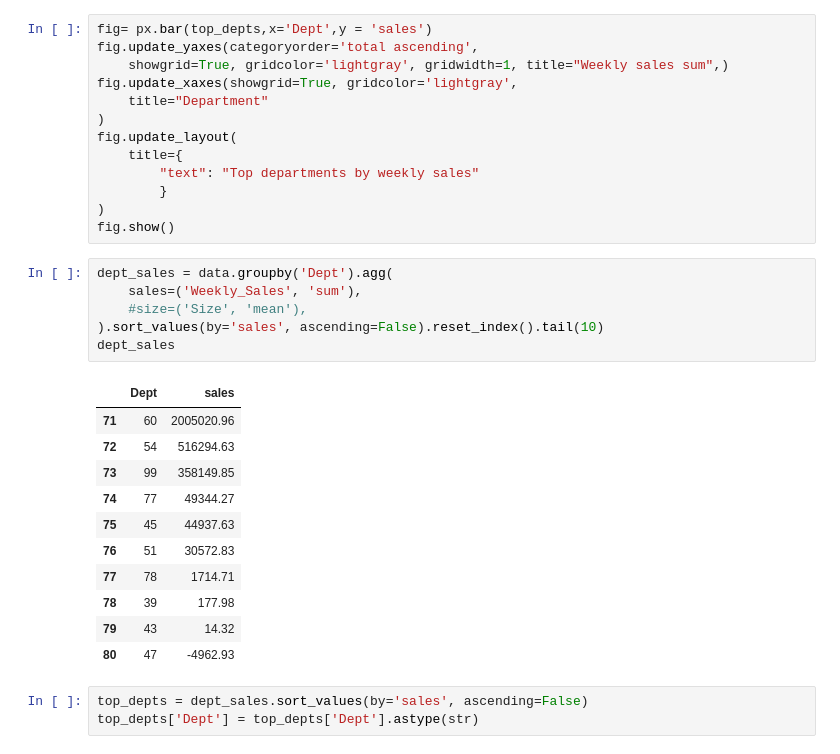
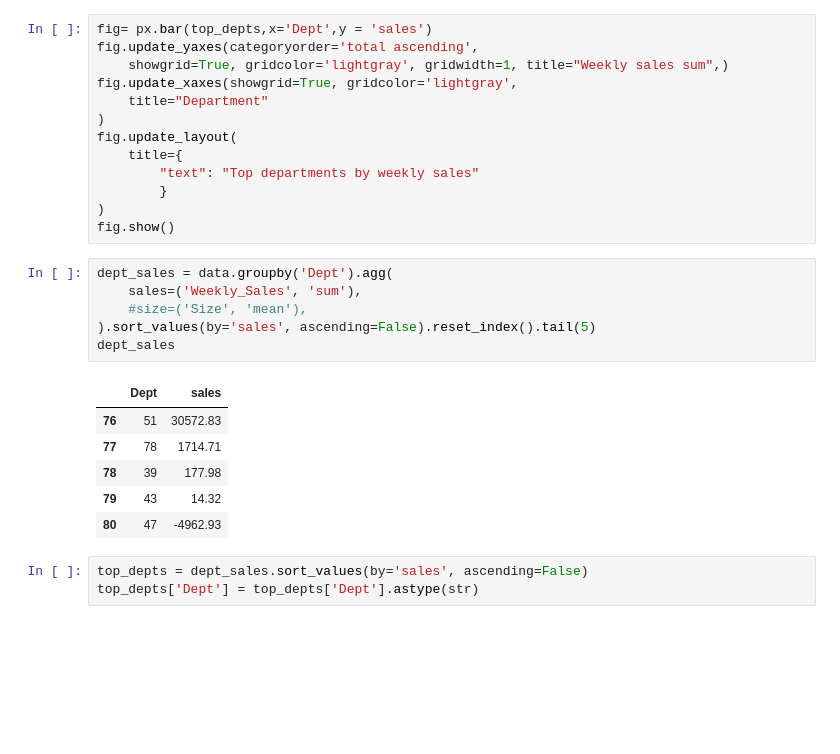
Before and after one commit to tanzhu91/Retail-Data-Analytics, a Jupyter notebook: notebooks/retail_data_analysis.ipynb, the cells around one changed output. Cells and saved outputs as stored; diff of their text form; blank space fills up the shorter version.

```diff
--- a/notebooks/retail_data_analysis.ipynb
+++ b/notebooks/retail_data_analysis.ipynb
@@ -130,16 +155,11 @@ fig.show()
 # %%
 dept_sales = data.groupby('Dept').agg(
     sales=('Weekly_Sales', 'sum'),
     #size=('Size', 'mean'),
-).sort_values(by='sales', ascending=False).reset_index().tail(10)
+).sort_values(by='sales', ascending=False).reset_index().tail(5)
 dept_sales
 # %% [output]
 |  | Dept | sales |
-| 71 | 60 | 2005020.96 |
-| 72 | 54 | 516294.63 |
-| 73 | 99 | 358149.85 |
-| 74 | 77 | 49344.27 |
-| 75 | 45 | 44937.63 |
 | 76 | 51 | 30572.83 |
 | 77 | 78 | 1714.71 |
 | 78 | 39 | 177.98 |
```
Also changed, not shown: parts of 3 cells of this notebook.
